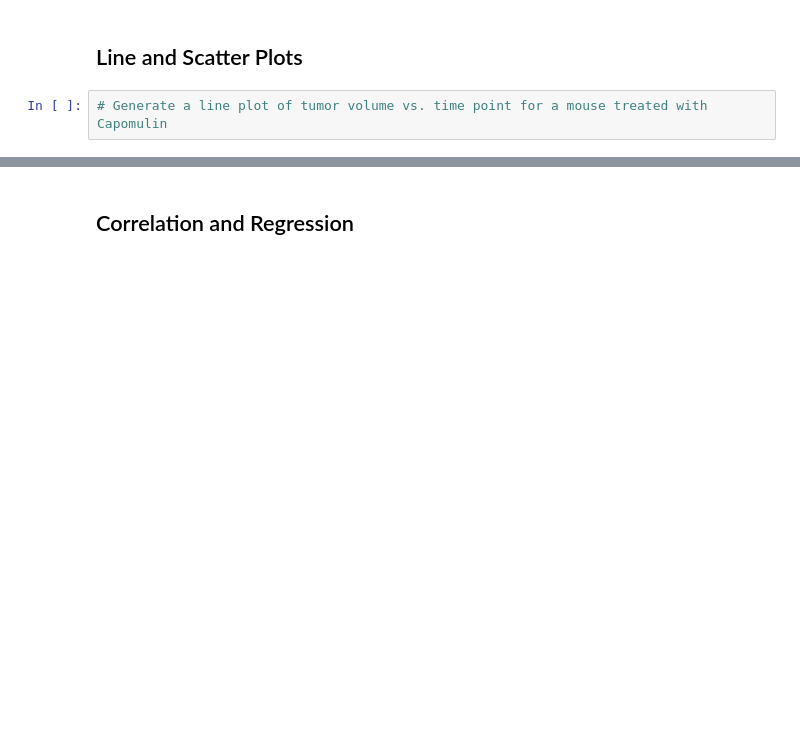
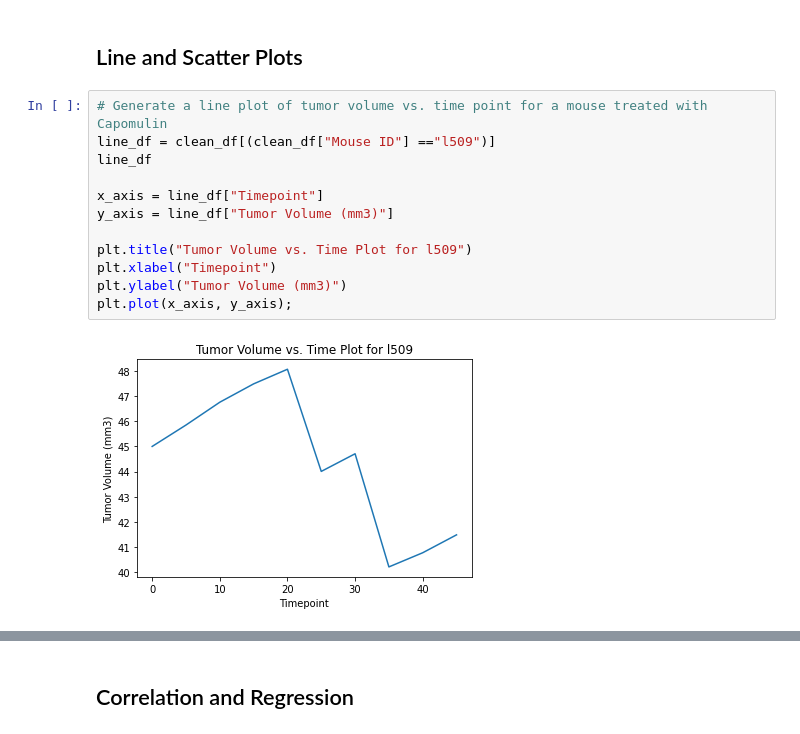
Before and after one commit to abarba1914/matplotlib-challenge, a Jupyter notebook: Pymaceuticals/pymaceuticals_starter.ipynb, the cells around one changed output, grey strips where cells are left out. Saved outputs shown, nothing was run; the diff lists cells and outputs as text; blank space fills up the shorter version.

```diff
--- a/Pymaceuticals/pymaceuticals_starter.ipynb
+++ b/Pymaceuticals/pymaceuticals_starter.ipynb
@@ -295,5 +368,17 @@ plt.pie(sizes, labels=labels, colors=colors,
 ## Line and Scatter Plots
 # %%
 # Generate a line plot of tumor volume vs. time point for a mouse treated with Capomulin
+line_df = clean_df[(clean_df["Mouse ID"] =="l509")]
+line_df
+
+x_axis = line_df["Timepoint"]
+y_axis = line_df["Tumor Volume (mm3)"]
+
+plt.title("Tumor Volume vs. Time Plot for l509")
+plt.xlabel("Timepoint")
+plt.ylabel("Tumor Volume (mm3)")
+plt.plot(x_axis, y_axis);
+# %% [output]
+[figure, added]
 # %%
 # Generate a scatter plot of average tumor volume vs. mouse weight for the Capomulin regimen
```
Also changed, not shown: parts of 11 cells of this notebook, 1 other file.
